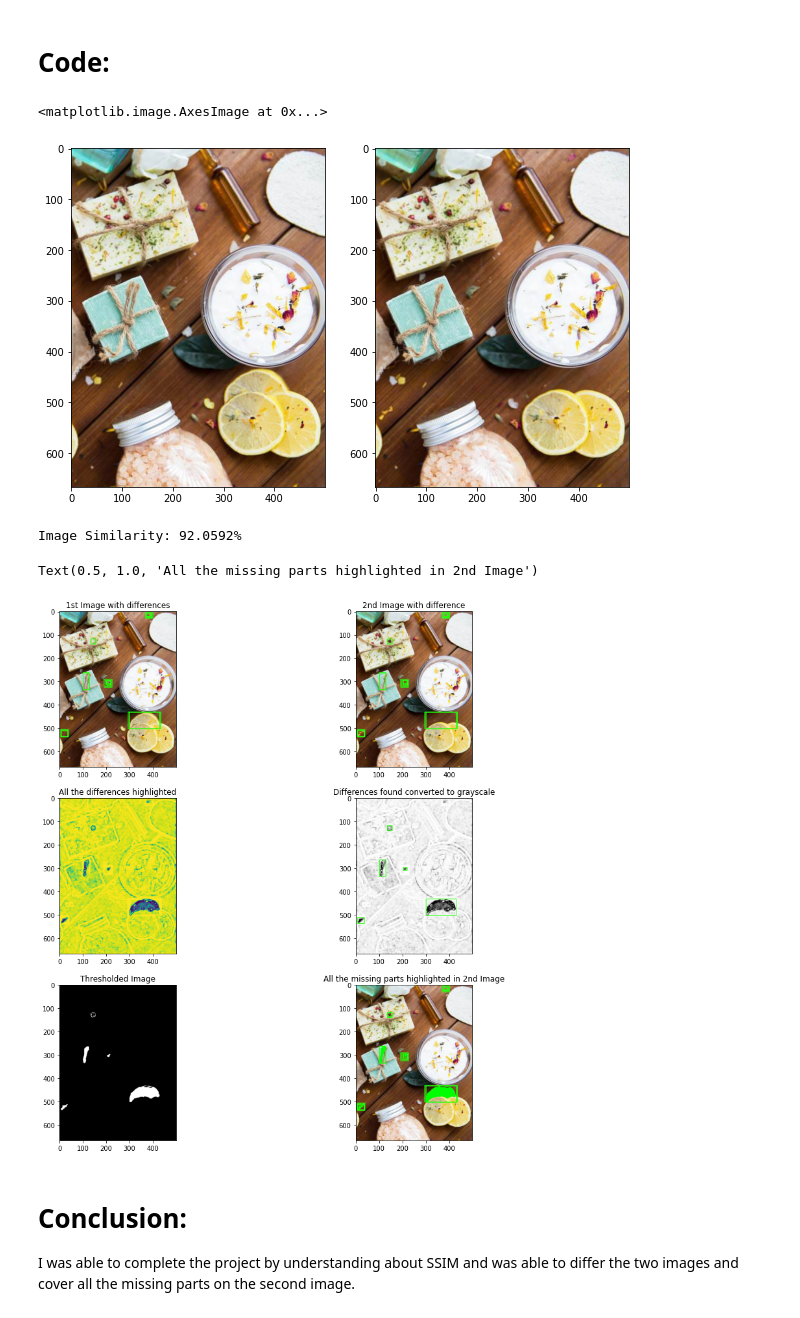
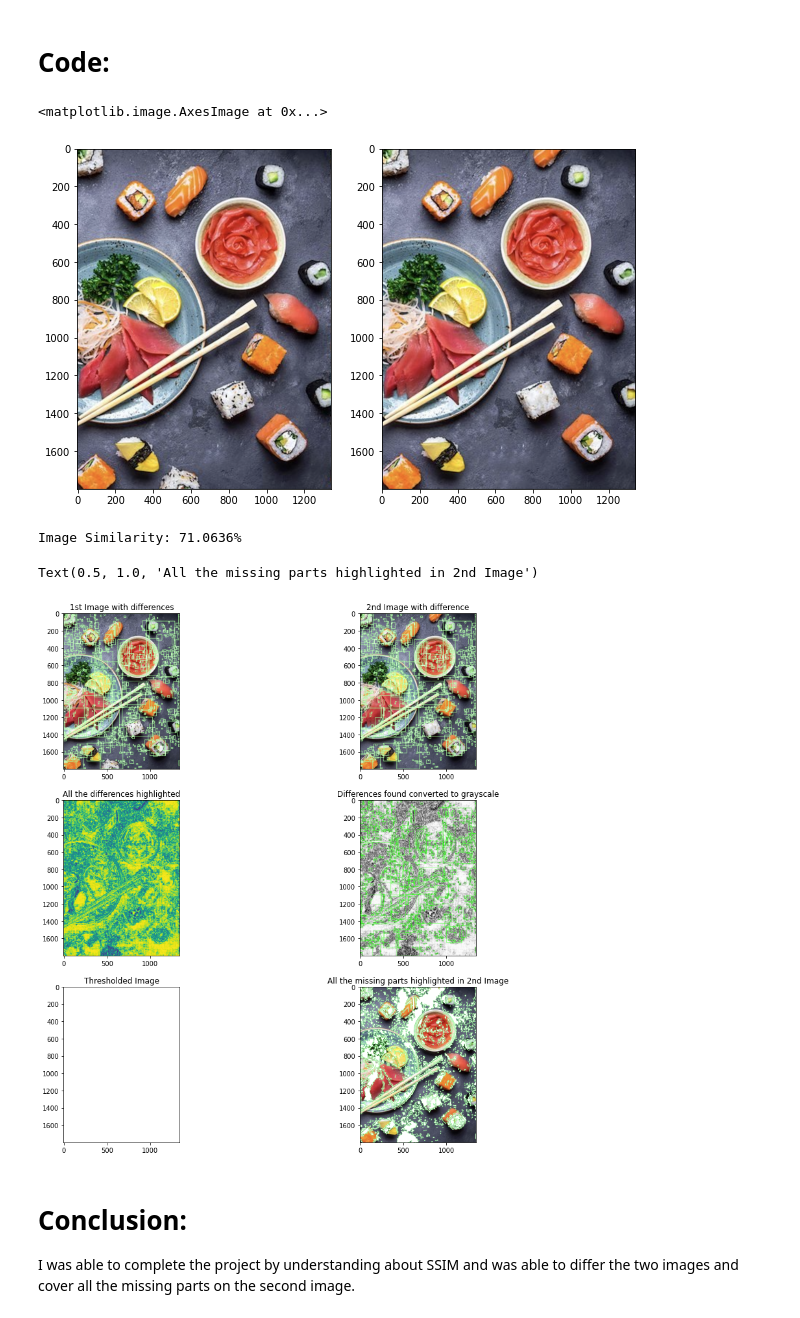
Before and after one commit to ChintzRuparel/Spot-Difference-between-images, a Jupyter notebook: Difference_In_Images.ipynb, the cells around one changed output. Drawn from its saved outputs; the diff is of its cells as text; code cells hidden in the pictures.

```diff
--- a/Difference_In_Images.ipynb
+++ b/Difference_In_Images.ipynb
@@ -24,16 +22,16 @@ import matplotlib.pyplot as plt
 from skimage import io
 # %%
 # Load images
-before = io.imread('left.jpg')
-after = io.imread('right.jpg')
+before = io.imread('left.png')
+after = io.imread('right.png')
 plt.figure(figsize=(10,10))
 plt.subplot(121)
 plt.imshow(before)
 plt.subplot(122)
 plt.imshow(after)
 # %% [output]
 <matplotlib.image.AxesImage at 0x...>
-[figure, old version]
+[figure, new version]
 # %%
 before_gray = cv2.cvtColor(before, cv2.COLOR_BGR2GRAY)
 after_gray = cv2.cvtColor(after, cv2.COLOR_BGR2GRAY)
@@ -41,7 +39,7 @@ after_gray = cv2.cvtColor(after, cv2.COLOR_BGR2GRAY)
 (score, diff) = structural_similarity(before_gray, after_gray, full=True)
 print("Image Similarity: {:.4f}%".format(score * 100))
 # %% [output]
-Image Similarity: 92.0592%
+Image Similarity: 71.0636%
 # %%
 diff = (diff * 255).astype("uint8")
 diff_box = cv2.merge([diff, diff, diff])
@@ -84,7 +82,7 @@ plt.imshow(filled_after)
 plt.title('All the missing parts highlighted in 2nd Image')
 # %% [output]
 Text(0.5, 1.0, 'All the missing parts highlighted in 2nd Image')
-[figure, old version]
+[figure, new version]
 # %% [markdown]
 # Conclusion:
 I was able to complete the project by understanding about SSIM and was able to differ the two images and cover all the missing parts on the second image.
```
Also changed, not shown: parts of 1 cell of this notebook.
